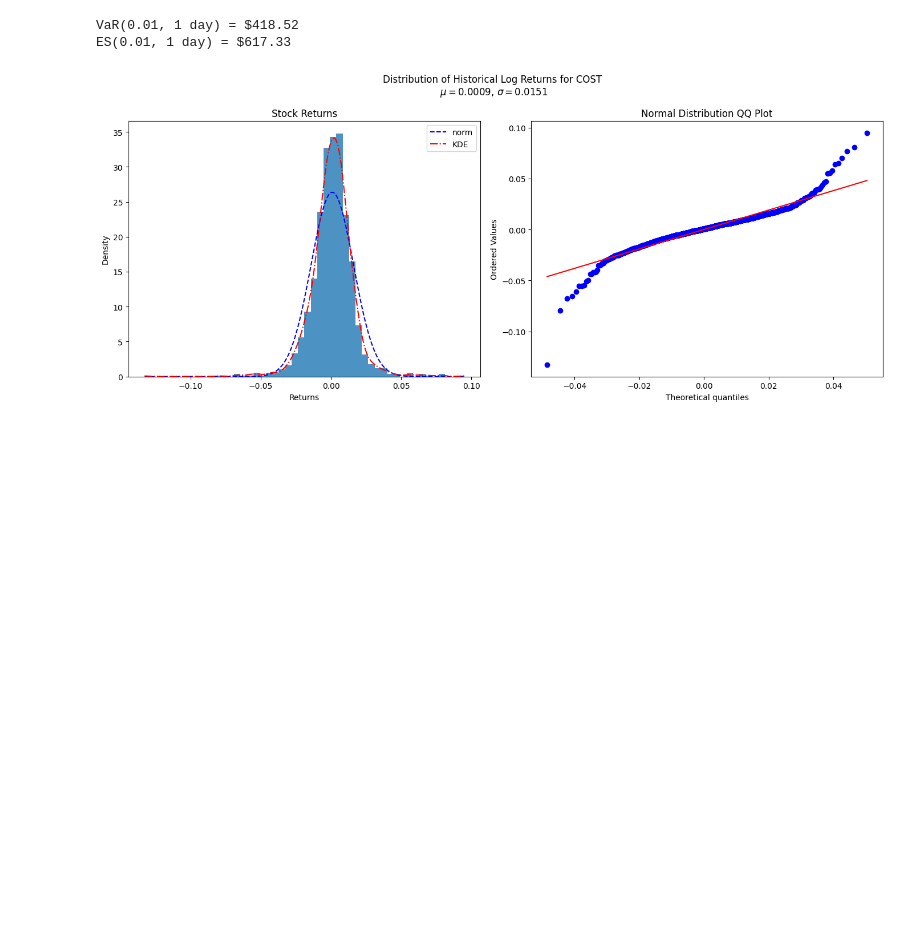
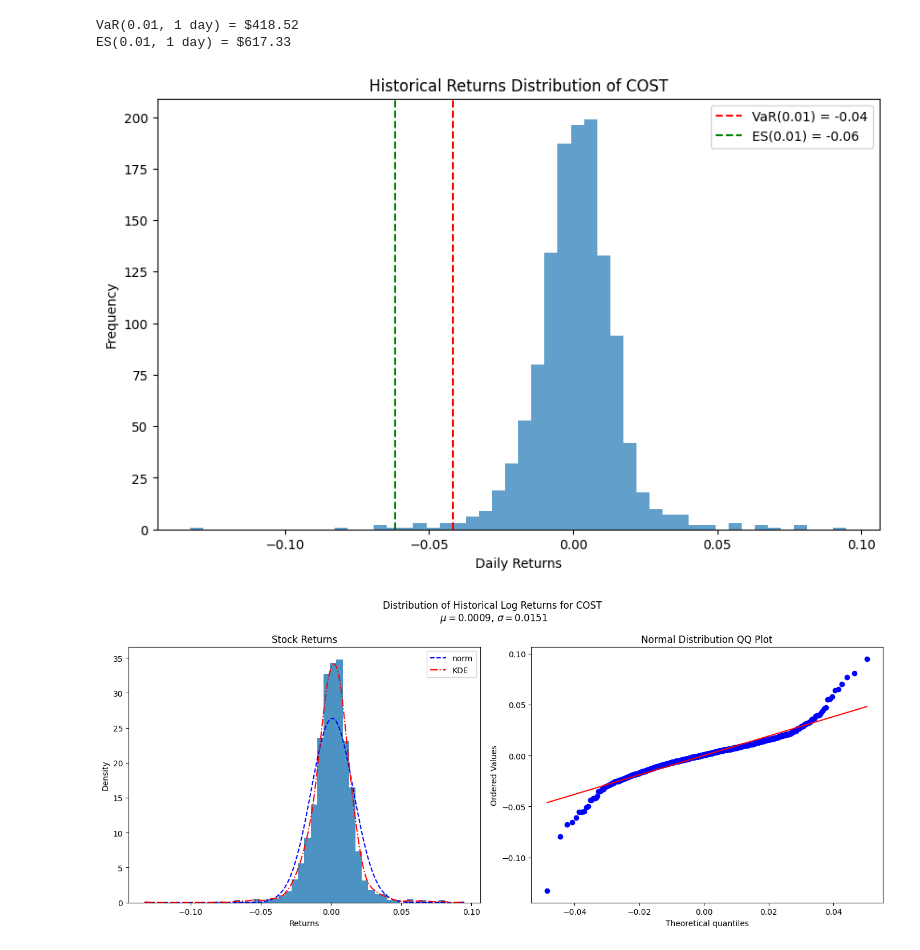
Before and after one commit to yangsu01/funance_blog, a Jupyter notebook: blogs/14-risk-management/risk-management.ipynb, the cells around one changed output. Saved outputs shown, nothing was run; the diff lists cells and outputs as text; code cells hidden in the pictures; blank space fills up the shorter version.

Commit message:
Add plots for parametric estimation

```diff
--- a/blogs/14-risk-management/risk-management.ipynb
+++ b/blogs/14-risk-management/risk-management.ipynb
@@ -51,6 +51,20 @@ print(f'ES({alpha}, {T}) = ${ES:.2f}')
 # %% [output]
 VaR(0.01, 1 day) = $418.52
 ES(0.01, 1 day) = $617.33
+# %%
+# plot non parametric VaR and ES on returns distribution
+plt.figure(figsize=(10, 6))
+plt.hist(returns, bins=50, alpha=0.7)
+plt.axvline(VaR/-position, color='red', linestyle='dashed', label=f'VaR({alpha}) = {VaR/-position:.2f}')
+plt.axvline(ES/-position, color='green', linestyle='dashed', label=f'ES({alpha}) = {ES/-position:.2f}')
+
+plt.title(f'Historical Returns Distribution of {TICKER}')
+plt.xlabel('Daily Returns')
+plt.ylabel('Frequency')
+plt.legend()
+plt.show()
+# %% [output]
+[figure, added]
 # %%
 # hist plots
 plotting.plot_dist(
```
